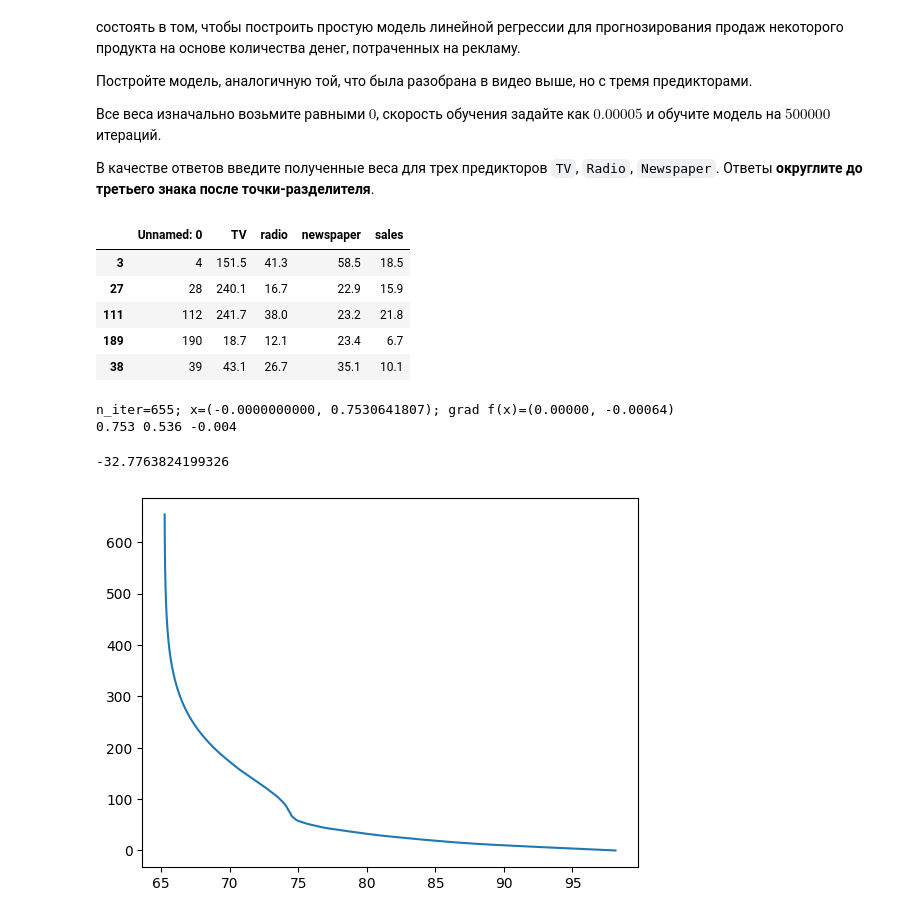
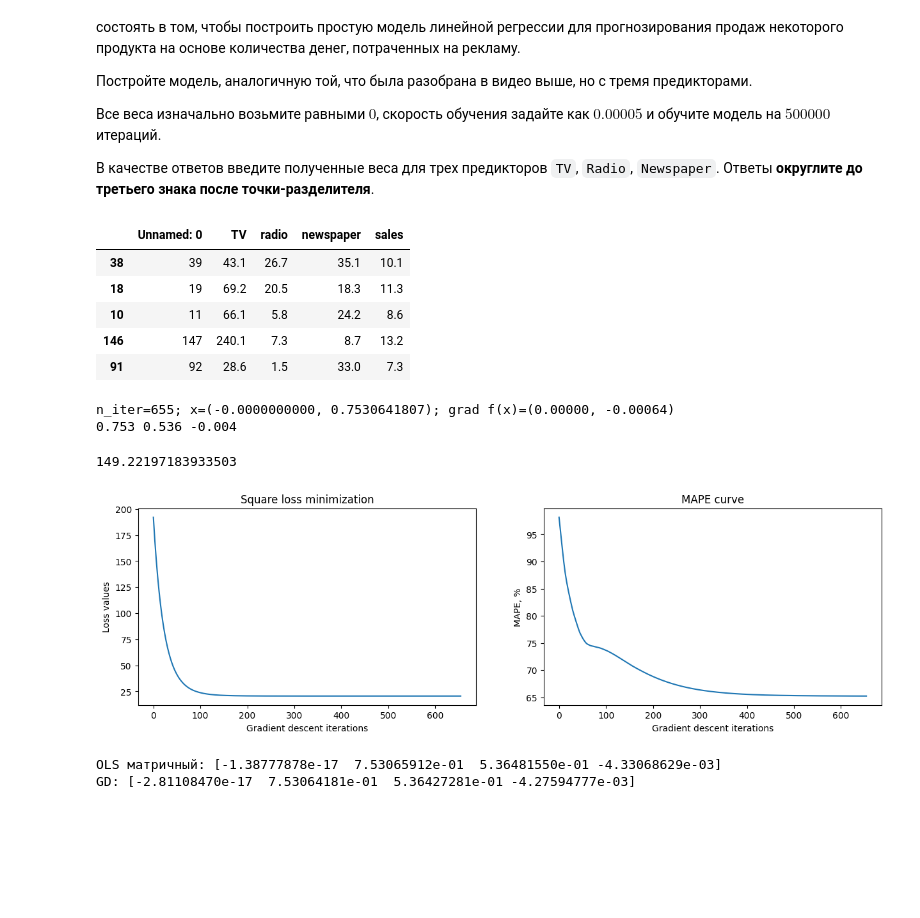
Before and after one commit to akitim/SkillFactory_current, a Jupyter notebook: Блок_5_Математика_в_ML_Часть_I_Часть_II_Часть_III.ipynb, the cells around one changed output. Drawn from its saved outputs; the diff is of its cells as text; code cells hidden in the pictures; blank space fills up the shorter version.

```diff
--- a/Блок_5_Математика_в_ML_Часть_I_Часть_II_Часть_III.ipynb
+++ b/Блок_5_Математика_в_ML_Часть_I_Часть_II_Часть_III.ipynb
@@ -419,37 +419,37 @@ n_iter=3706; x=(1.0003935477, 1.0001629773); grad f(x)=(0.00092, 0.00038)
 import numpy as np
 import pandas as pd
 
-path = '/content/Advertising.csv'
+path = 'https://raw.githubusercontent.com/akitim/datasets/main/Advertising.csv'
 data = pd.read_csv(path)
 data.sample(5)
 # %% [output]
 |  | Unnamed: 0 | TV | radio | newspaper | sales |
-| 3 | 4 | 151.5 | 41.3 | 58.5 | 18.5 |
-| 27 | 28 | 240.1 | 16.7 | 22.9 | 15.9 |
-| 111 | 112 | 241.7 | 38.0 | 23.2 | 21.8 |
-| 189 | 190 | 18.7 | 12.1 | 23.4 | 6.7 |
 | 38 | 39 | 43.1 | 26.7 | 35.1 | 10.1 |
+| 18 | 19 | 69.2 | 20.5 | 18.3 | 11.3 |
+| 10 | 11 | 66.1 | 5.8 | 24.2 | 8.6 |
+| 146 | 147 | 240.1 | 7.3 | 8.7 | 13.2 |
+| 91 | 92 | 28.6 | 1.5 | 33.0 | 7.3 |
 # %%
 def grad_descent(x0, gamma = 1e-3, func=None, grad_func=None,
-                 n_iter=1000, tol=1e-6):
+                 max_iter=1000, tol=1e-6):
 
     import numpy as np
 
-    def dist_squared (x1, x2):
+    def dist (x1, x2):
         x1_, x2_ = np.array(x1), np.array(x2)
-        return ((x2_ - x1_) @ (x2_ - x1_))
+        return ((x2_ - x1_) @ (x2_ - x1_))**0.5
 
     x_cur = x0
-    tol_squared = tol**2
+    # tol_squared = tol**2
     vals = []
     coords = []
     i = 0
     while True:
         x_new = x_cur - gamma * grad_func(x_cur)
 
-        if dist_squared(x_new, x_cur) < tol_squared:
+        if dist(x_new, x_cur) < tol:
             break
-        if i > n_iter:
+        if i > max_iter:
             print('Max iterations reached!')
             break
 
@@ -467,8 +467,8 @@ def grad_descent(x0, gamma = 1e-3, func=None, grad_func=None,
 
 def sq_loss(y_true, X, w):
 
-    X_ = np.hstack([np.ones(X.shape[0]), X])
-    return np.sum((y_true - np.sum(X_ @ w, axis=1))**2)
+    X_ = np.hstack([np.ones((X.shape[0], 1)), X])
+    return np.sum((y_true - (X_ @ w))**2)
 
 def sq_loss_grad(y_true, X, w):
 
@@ -488,14 +488,17 @@ X_st = (X - np.mean(X, axis=0)) / np.std(X, axis=0)
 
 # осуществляем градиентный спуск
 w0 = (0, 0, 0, 0)
-n_iter = 500000
+max_iter = 500000
 gamma = 0.00005
 
 def sq_loss_grad_(w):
     return sq_loss_grad(y_true=y_st, X=X_st, w=w)
+def sq_loss_(w):
+    return sq_loss(y_true=y_st, X=X_st, w=w)
 
-result = grad_descent(x0=w0, gamma=gamma, grad_func=sq_loss_grad_,
-                 n_iter=n_iter, tol=1e-6)
+
+result = grad_descent(x0=w0, gamma=gamma, func=sq_loss_, grad_func=sq_loss_grad_,
+                      max_iter=max_iter, tol=1e-6)
 weights = result['min_found']
 print(*np.round(weights[1:], 3))
 # %% [output]
@@ -503,20 +506,36 @@ n_iter=655; x=(-0.0000000000, 0.7530641807); grad f(x)=(0.00000, -0.00064)
 0.753 0.536 -0.004
 # %%
 y_pred = np.hstack([np.ones((X_st.shape[0], 1)), X_st]) @ weights
-np.mean(np.abs(y_st - y_pred) / y_st) *100
+np.mean(np.abs(y_st - y_pred / y_st)) *100
 # %% [output]
--32.7763824199326
+149.22197183933503
 # %%
+import matplotlib.pyplot as plt
+
 def MAPE(y_true, y_pred):
     return np.mean(np.abs((y_true - y_pred) / y_true)) *100
 
 def logreg_predict(X, weights):
     return np.hstack([np.ones((X_st.shape[0], 1)), X_st]) @ weights
 
-mapes = [MAPE(y_st, logreg_predict(X, weights)) for weights in result['trajectory']]
+iter_vec = np.arange(0, result['n_iter'])
+mapes = [MAPE(y_st, logreg_predict(X_st, weights)) for weights in result['trajectory']]
 
-import matplotlib.pyplot as plt
+fig, axs = plt.subplots(1, 2, figsize=(15, 4))
+axs[0].plot(iter_vec, result['func_values']);
+axs[0].set_title('Square loss minimization');
+axs[0].set_xlabel('Gradient descent iterations');
+axs[0].set_ylabel('Loss values');
 
-plt.plot(mapes, np.arange(0, len(mapes)));
+axs[1].plot(iter_vec, mapes);
+axs[1].set_title('MAPE curve');
+axs[1].set_xlabel('Gradient descent iterations');
+axs[1].set_ylabel('MAPE, %');
 # %% [output]
-[figure, old version]
+[figure, new version]
+# %%
+A = np.hstack([np.ones((X_st.shape[0], 1)), X_st])
+print('OLS матричный:', np.linalg.inv(A.T @ A) @ A.T @ y_st, '\nGD:', result['min_found'])
+# %% [output]
+OLS матричный: [-1.38777878e-17  7.53065912e-01  5.36481550e-01 -4.33068629e-03]
+GD: [-2.81108470e-17  7.53064181e-01  5.36427281e-01 -4.27594777e-03]
```
